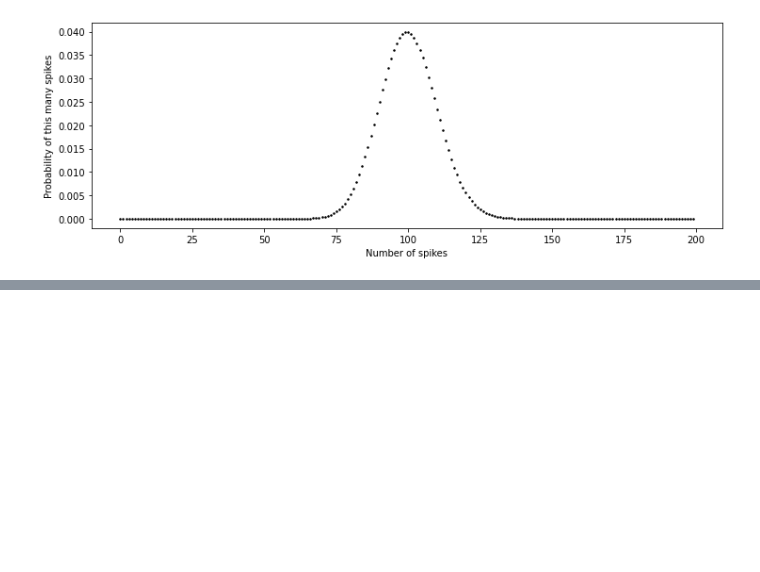
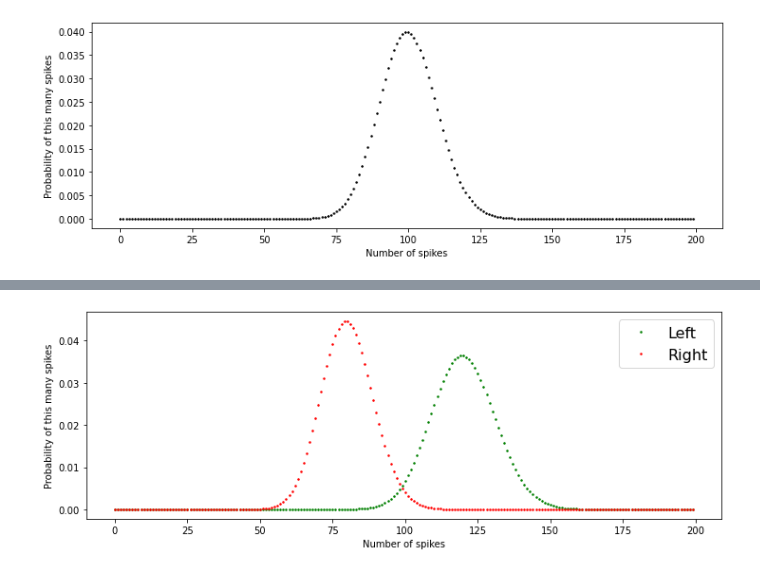
Before and after one commit to maxcollard/naive-bayes, a Jupyter notebook: naive-bayes-4-models.ipynb, the cells around one changed output, grey strips where cells are left out. Saved outputs shown, nothing was run; the diff lists cells and outputs as text; code cells hidden in the pictures; blank space fills up the shorter version.

```diff
--- a/naive-bayes-4-models.ipynb
+++ b/naive-bayes-4-models.ipynb
@@ -80,0 +84,35 @@ $\ldots$ (TODO)
+# %%
+spikes_per_sec_left = 12
+spikes_per_sec_right = 8
+
+trial_length = 10
+average_spikes_left = spikes_per_sec_left * trial_length
+average_spikes_right = spikes_per_sec_right * trial_length
+
+n_spikes_test = np.arange( 0, 200 )
+p_test_left = stats.poisson.pmf( n_spikes_test,
+                                 average_spikes_left )
+p_test_right = stats.poisson.pmf( n_spikes_test,
+                                  average_spikes_right )
+
+plt.figure( figsize = (12, 4) )
+
+plt.plot( n_spikes_test,
+          p_test_left,
+          'g.',
+          markersize = 3,
+          label = 'Left' )
+plt.plot( n_spikes_test,
+          p_test_right,
+          'r.',
+          markersize = 3,
+          label = 'Right' )
+
+plt.ylabel( 'Probability of this many spikes' )
+plt.xlabel( 'Number of spikes' )
+
+plt.legend( fontsize = 16 )
+
+plt.show()
+# %% [output]
+[figure, added]
```
Also changed, not shown: parts of 17 cells of this notebook, 12 other files.
